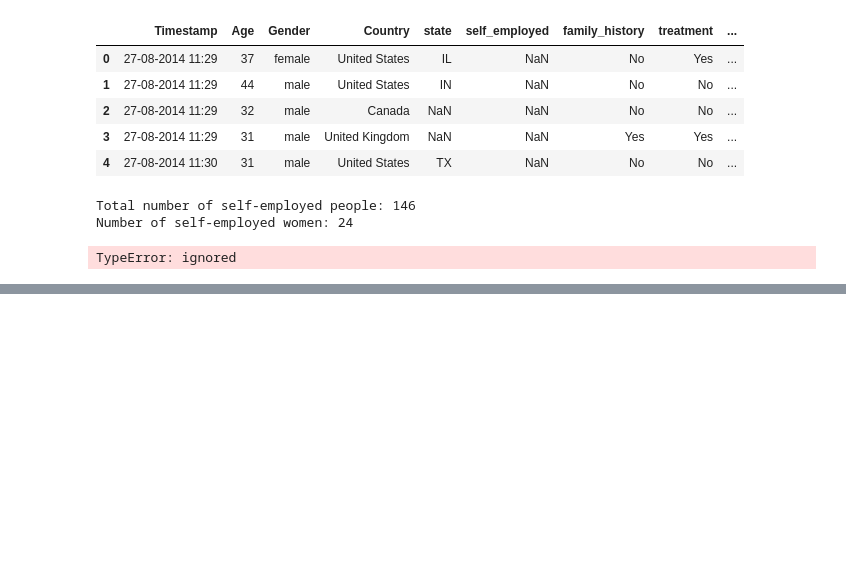
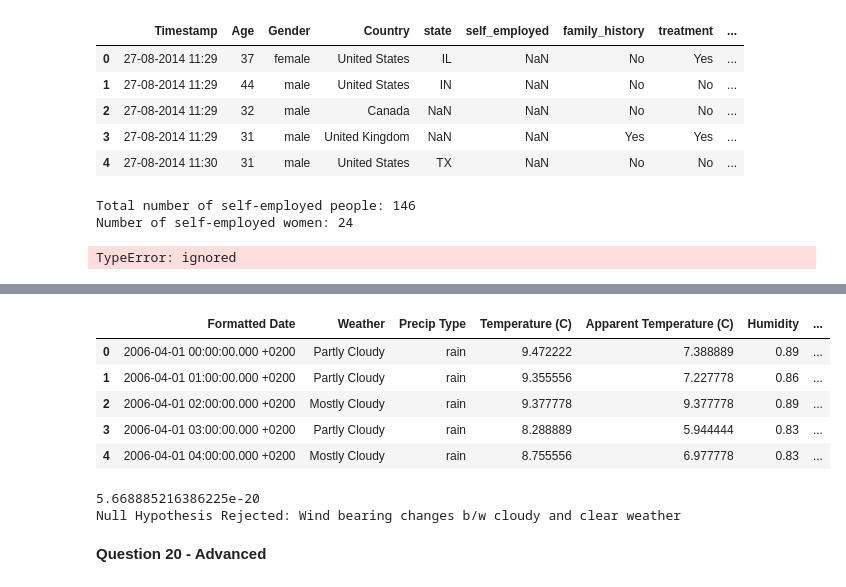
Before and after one commit to Somu112/Predictive-Analysis, a Jupyter notebook: Inferential_Statistics.ipynb, the cells around one changed output, grey strips where cells are left out. Drawn from its saved outputs; the diff is of its cells as text; code cells hidden in the pictures; blank space fills up the shorter version.

```diff
--- a/Inferential_Statistics.ipynb
+++ b/Inferential_Statistics.ipynb
@@ -960,0 +1136,29 @@ TypeError: ignored
+# %%
+import statsmodels.api as sm
+import pandas as pd
+
+weather = pd.read_csv("weatherHistory.csv")
+weather.head()
+# %% [output]
+|  | Formatted Date | Weather | Precip Type | Temperature (C) | Apparent Temperature (C) | Humidity | ... |
+| 0 | 2006-04-01 00:00:00.000 +0200 | Partly Cloudy | rain | 9.472222 | 7.388889 | 0.89 | ... |
+| 1 | 2006-04-01 01:00:00.000 +0200 | Partly Cloudy | rain | 9.355556 | 7.227778 | 0.86 | ... |
+| 2 | 2006-04-01 02:00:00.000 +0200 | Mostly Cloudy | rain | 9.377778 | 9.377778 | 0.89 | ... |
+| 3 | 2006-04-01 03:00:00.000 +0200 | Partly Cloudy | rain | 8.288889 | 5.944444 | 0.83 | ... |
+| 4 | 2006-04-01 04:00:00.000 +0200 | Mostly Cloudy | rain | 8.755556 | 6.977778 | 0.83 | ... |
+# %%
+df_cloud = weather[(weather['Weather']=='Partly Cloudy')]
+df_clear = weather[(weather['Weather']=='Clear')]
+
+ztest, pval = sm.stats.ztest(df_cloud['Wind_Bearing'], df_clear['Wind_Bearing'])
+print(pval)
+
+if pval <0.05:
+  print("Null Hypothesis Rejected: Wind bearing changes b/w cloudy and clear weather")
+else:
+  print("Cannot Reject Null Hypothesis: Wind bearing does not change b/w cloudy and clear weather")
+# %% [output]
+5.668885216386225e-20
+Null Hypothesis Rejected: Wind bearing changes b/w cloudy and clear weather
+# %% [markdown]
+**Question 20 - Advanced**
```
Also changed, not shown: parts of 27 cells of this notebook.
